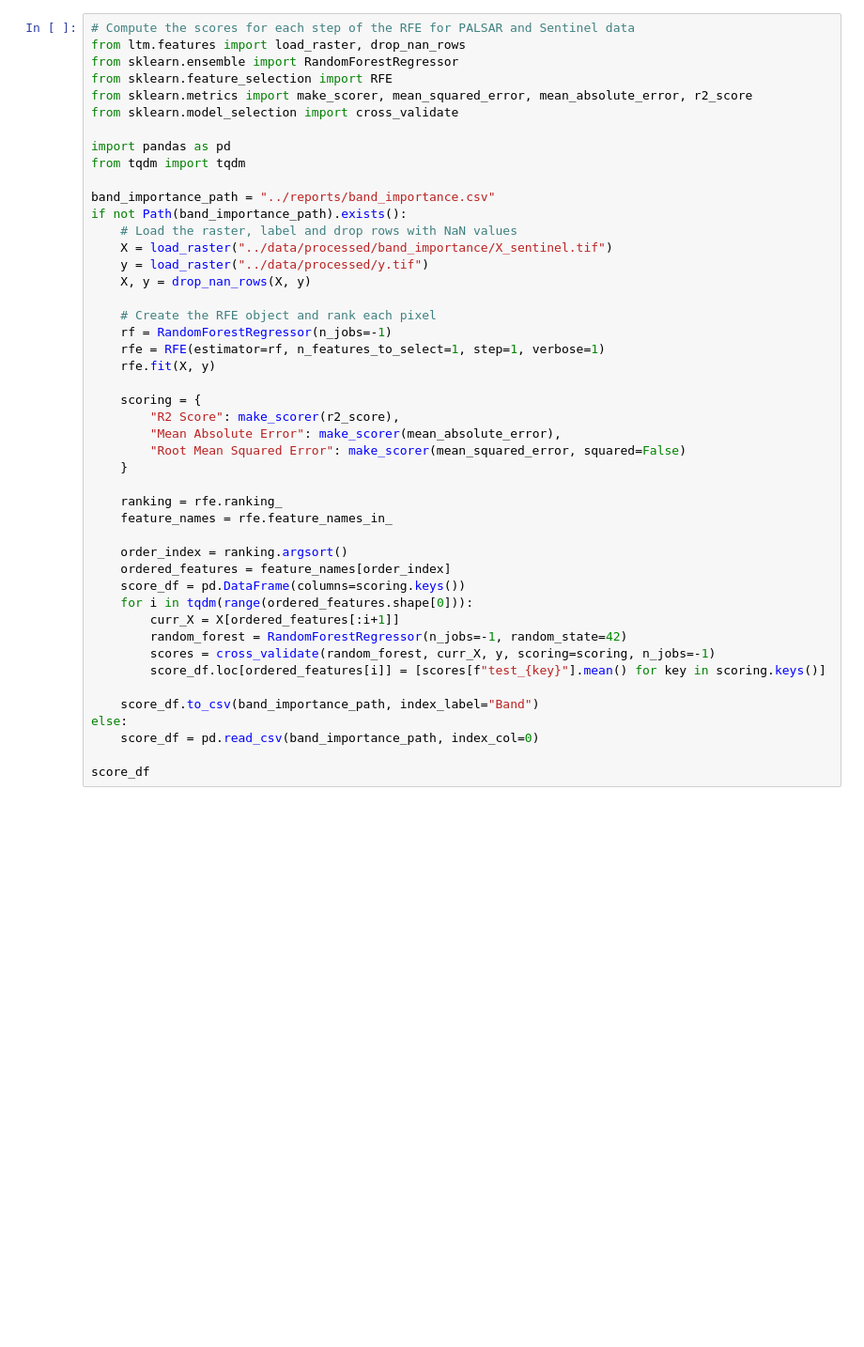
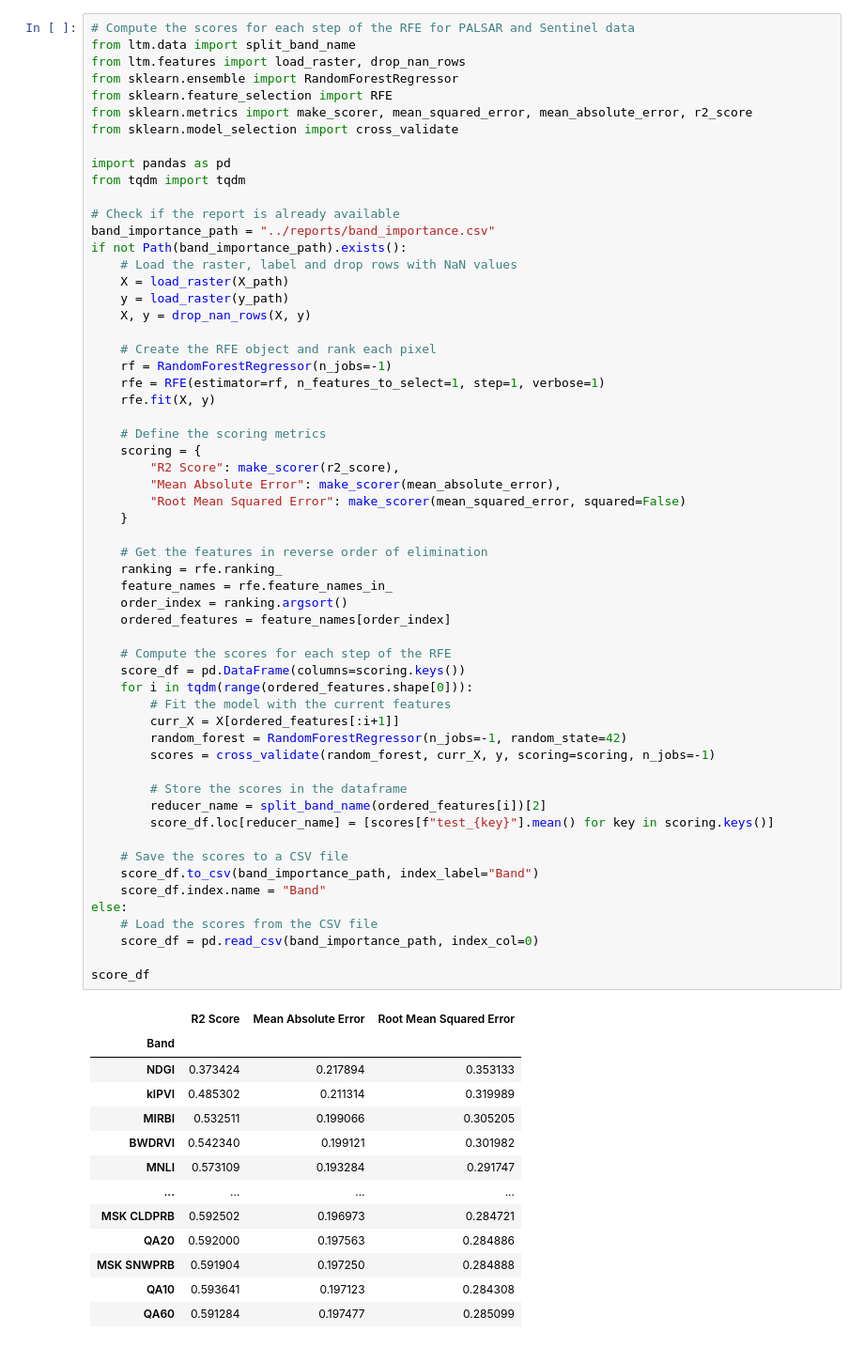
Before and after one commit to Lumcoin/leaf-type-mixture, a Jupyter notebook: notebooks/1-ph-band-importance.ipynb, the cells around one changed output. Shown at 94% size. Drawn from its saved outputs; the diff is of its cells as text; blank space fills up the shorter version.

```diff
--- a/notebooks/1-ph-band-importance.ipynb
+++ b/notebooks/1-ph-band-importance.ipynb
@@ -66,5 +113,6 @@ plt.show()
 # %%
 # Compute the scores for each step of the RFE for PALSAR and Sentinel data
+from ltm.data import split_band_name
 from ltm.features import load_raster, drop_nan_rows
 from sklearn.ensemble import RandomForestRegressor
 from sklearn.feature_selection import RFE
@@ -74,38 +122,63 @@ from sklearn.model_selection import cross_validate
 import pandas as pd
 from tqdm import tqdm
 
+# Check if the report is already available
 band_importance_path = "../reports/band_importance.csv"
 if not Path(band_importance_path).exists():
     # Load the raster, label and drop rows with NaN values
-    X = load_raster("../data/processed/band_importance/X_sentinel.tif")
-    y = load_raster("../data/processed/y.tif")
+    X = load_raster(X_path)
+    y = load_raster(y_path)
     X, y = drop_nan_rows(X, y)
 
     # Create the RFE object and rank each pixel
     rf = RandomForestRegressor(n_jobs=-1)
     rfe = RFE(estimator=rf, n_features_to_select=1, step=1, verbose=1)
     rfe.fit(X, y)
 
+    # Define the scoring metrics
     scoring = {
         "R2 Score": make_scorer(r2_score),
         "Mean Absolute Error": make_scorer(mean_absolute_error),
         "Root Mean Squared Error": make_scorer(mean_squared_error, squared=False)
     }
 
+    # Get the features in reverse order of elimination
     ranking = rfe.ranking_
     feature_names = rfe.feature_names_in_
-
     order_index = ranking.argsort()
     ordered_features = feature_names[order_index]
+
+    # Compute the scores for each step of the RFE
     score_df = pd.DataFrame(columns=scoring.keys())
     for i in tqdm(range(ordered_features.shape[0])):
+        # Fit the model with the current features
         curr_X = X[ordered_features[:i+1]]
         random_forest = RandomForestRegressor(n_jobs=-1, random_state=42)
         scores = cross_validate(random_forest, curr_X, y, scoring=scoring, n_jobs=-1)
-        score_df.loc[ordered_features[i]] = [scores[f"test_{key}"].mean() for key in scoring.keys()]
 
+        # Store the scores in the dataframe
+        reducer_name = split_band_name(ordered_features[i])[2]
+        score_df.loc[reducer_name] = [scores[f"test_{key}"].mean() for key in scoring.keys()]
+
+    # Save the scores to a CSV file
     score_df.to_csv(band_importance_path, index_label="Band")
+    score_df.index.name = "Band"
 else:
+    # Load the scores from the CSV file
     score_df = pd.read_csv(band_importance_path, index_col=0)
 
 score_df
+# %% [output]
+|  | R2 Score | Mean Absolute Error | Root Mean Squared Error |
+| Band |  |  |  |
+| NDGI | 0.373424 | 0.217894 | 0.353133 |
+| kIPVI | 0.485302 | 0.211314 | 0.319989 |
+| MIRBI | 0.532511 | 0.199066 | 0.305205 |
+| BWDRVI | 0.542340 | 0.199121 | 0.301982 |
+| MNLI | 0.573109 | 0.193284 | 0.291747 |
+| ... | ... | ... | ... |
+| MSK CLDPRB | 0.592502 | 0.196973 | 0.284721 |
+| QA20 | 0.592000 | 0.197563 | 0.284886 |
+| MSK SNWPRB | 0.591904 | 0.197250 | 0.284888 |
+| QA10 | 0.593641 | 0.197123 | 0.284308 |
+| QA60 | 0.591284 | 0.197477 | 0.285099 |
```
Also changed, not shown: parts of 17 cells of this notebook, 5 other files.
